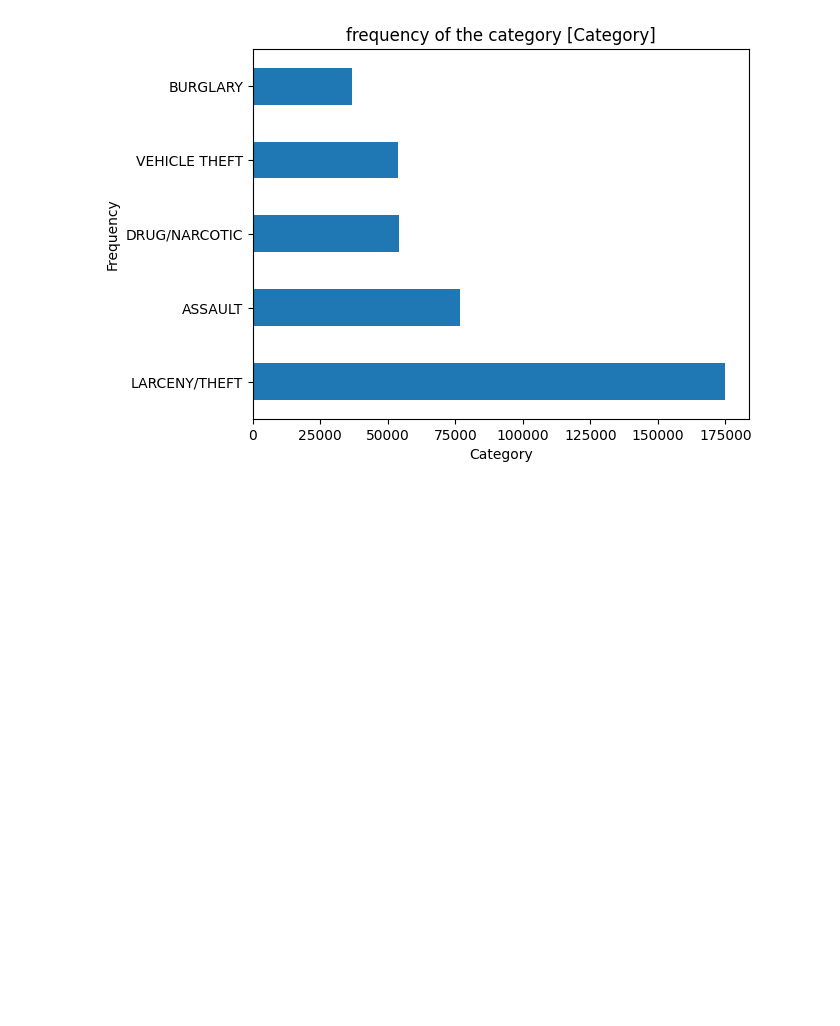
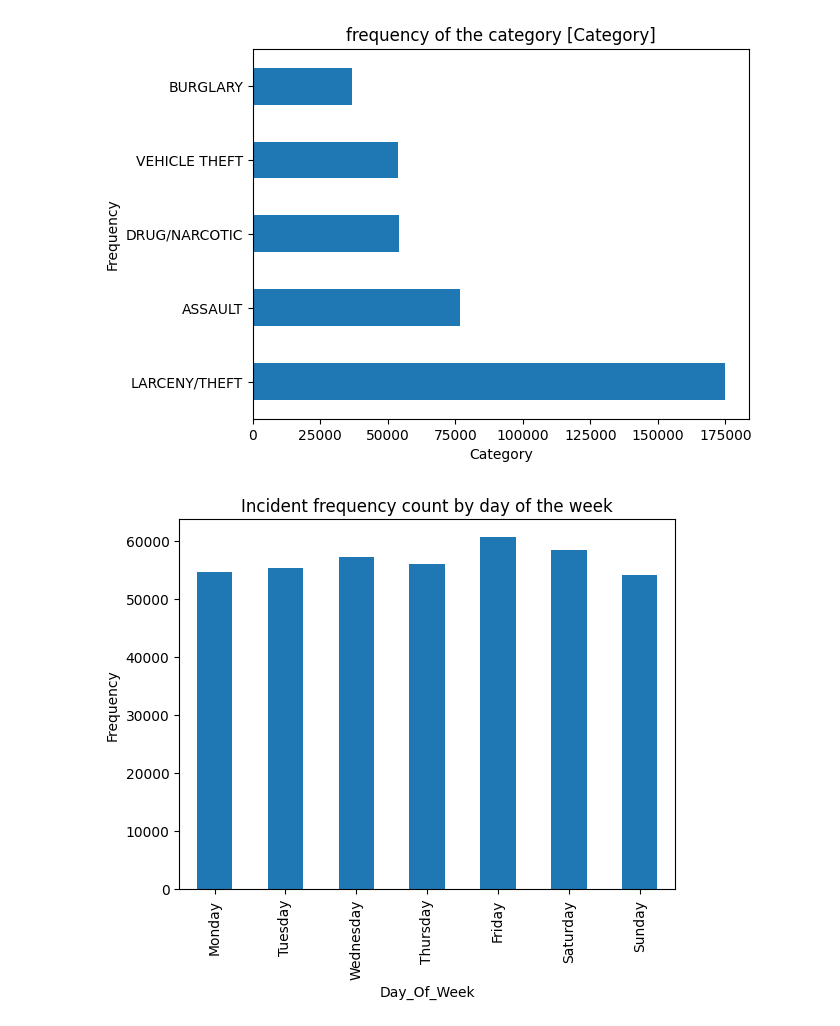
Before and after one commit to HassanAlhawari1998/SF-CrimePredict, a Jupyter notebook: Data_Preprocessing.ipynb, the cells around one changed output. Cells and saved outputs as stored; diff of their text form; code cells hidden in the pictures; blank space fills up the shorter version.

```diff
--- a/Data_Preprocessing.ipynb
+++ b/Data_Preprocessing.ipynb
@@ -124,3 +181,34 @@ plt.ylabel('Frequency')
 plt.show()
 # %% [output]
 [figure]
+# %%
+# We should transform dayofweek to numeric to reduce objects.
+# To decide between numbers 1-7 and one-hot we have to look into the distribution.
+# If we use numbers 1-7 the model could think that this implies some kind of order.
+# Since we dont want that to happen we have to explore the data as mentioned.
+
+
+# plot
+# create order
+days_order = ["Monday", "Tuesday", "Wednesday", "Thursday", "Friday", "Saturday", "Sunday"]
+
+# Incident frequency count by day of the week
+icident_frequency = filter_df['DayOfWeek'].value_counts()
+
+# Umordnen der Vorfälle gemäß der Wochentag-Reihenfolge
+icident_frequency = icident_frequency.reindex(days_order)
+
+icident_frequency.plot(kind='bar')
+plt.title('Incident frequency count by day of the week')
+plt.xlabel('Day_Of_Week')
+plt.ylabel('Frequency')
+plt.show()
+
+# The diagram shows a relatively even distribution of incidents.
+# Only on Friday was there a slightly larger increase in incidents.
+# Now that could mean that there is no real connection between the days and the incidents.
+# Since the number of incidents per day is relatively similar and there is no clear trend or order,
+# we think that one-hot encoding is a better choice. It allows the model to learn independent patterns for each day without assuming a specific order.
+# This would of course increase the complexity of the model.
+# %% [output]
+[figure, added]
```
Also changed, not shown: parts of 13 cells of this notebook.
